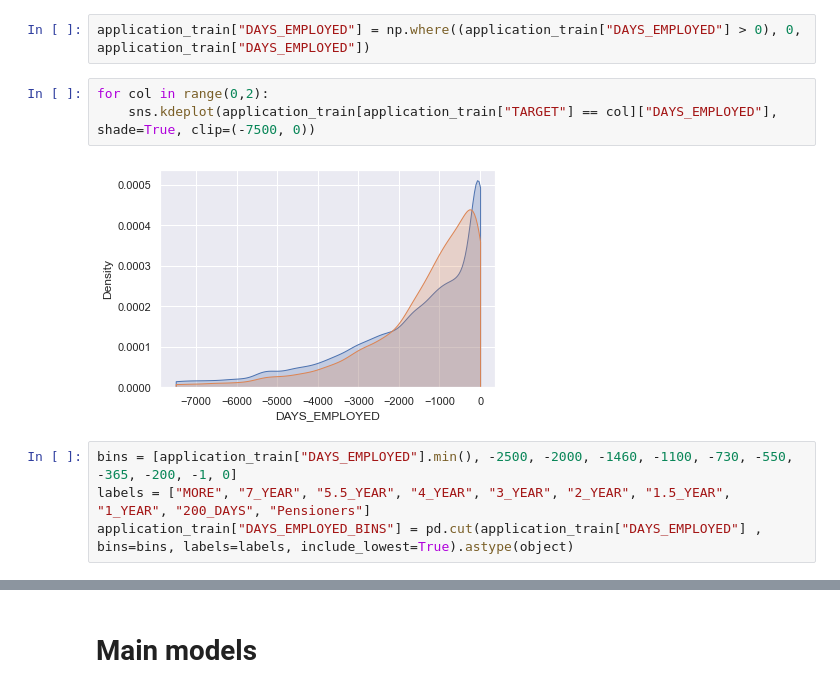
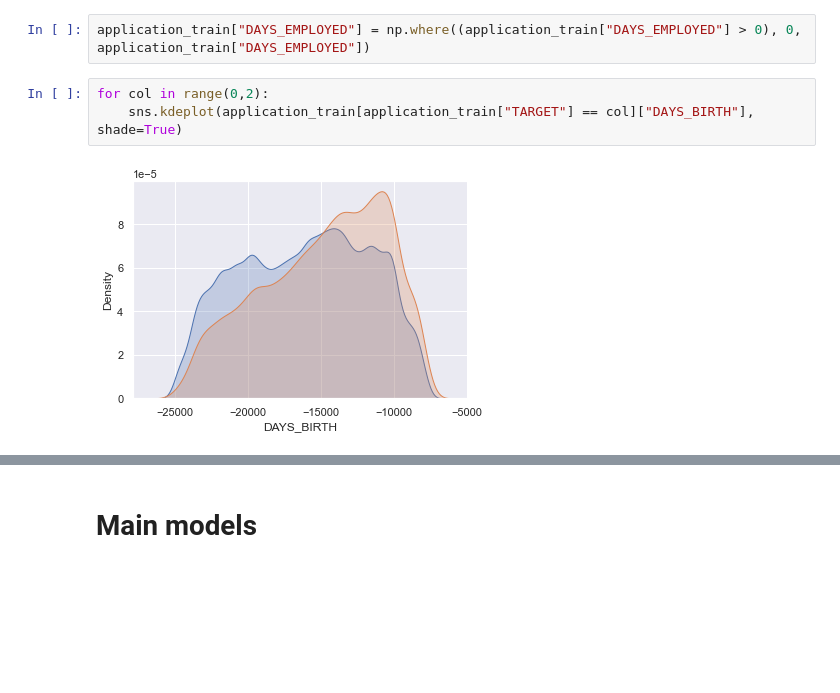
Before and after one commit to Gedas-LT/kaggle-home-credit, a Jupyter notebook: notebook.ipynb, the cells around one changed output, grey strips where cells are left out. Cells and saved outputs as stored; diff of their text form; blank space fills up the shorter version.

```diff
--- a/notebook.ipynb
+++ b/notebook.ipynb
@@ -539,10 +540,6 @@ Name: NAME_INCOME_TYPE, dtype: int64
 application_train["DAYS_EMPLOYED"] = np.where((application_train["DAYS_EMPLOYED"] > 0), 0, application_train["DAYS_EMPLOYED"])
 # %%
 for col in range(0,2):
-    sns.kdeplot(application_train[application_train["TARGET"] == col]["DAYS_EMPLOYED"], shade=True, clip=(-7500, 0))
+    sns.kdeplot(application_train[application_train["TARGET"] == col]["DAYS_BIRTH"], shade=True)
 # %% [output]
-[figure, old version]
+[figure, new version]
-# %%
-bins = [application_train["DAYS_EMPLOYED"].min(), -2500, -2000, -1460, -1100, -730, -550, -365, -200, -1, 0]
-labels = ["MORE", "7_YEAR", "5.5_YEAR", "4_YEAR", "3_YEAR", "2_YEAR", "1.5_YEAR", "1_YEAR", "200_DAYS", "Pensioners"]
-application_train["DAYS_EMPLOYED_BINS"] = pd.cut(application_train["DAYS_EMPLOYED"] , bins=bins, labels=labels, include_lowest=True).astype(object)
```
Also changed, not shown: parts of 23 cells of this notebook.
